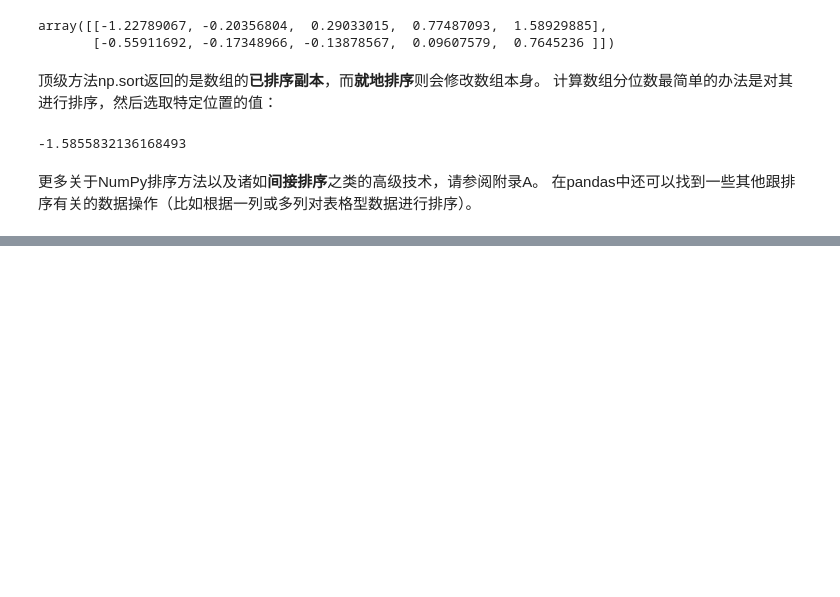
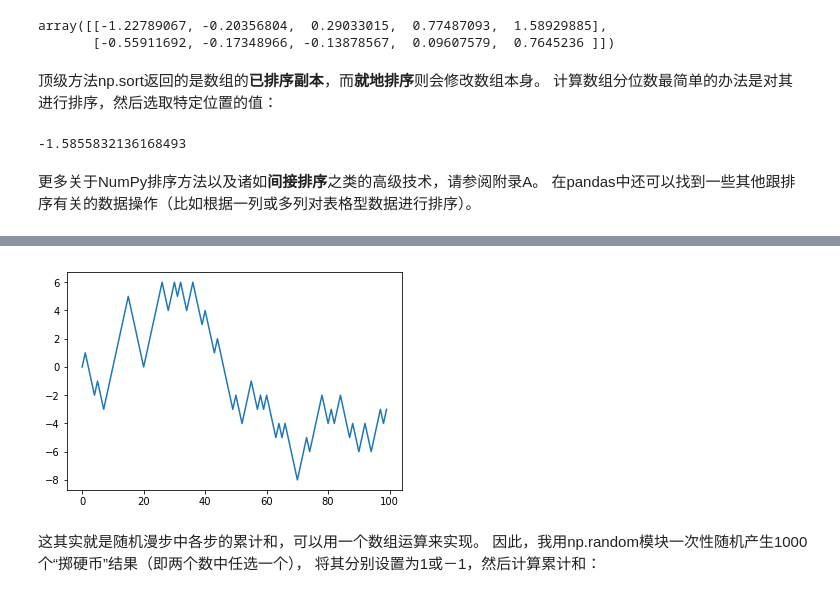
Before and after one commit to AlbertChanX/Data-Science-Handbook, a Jupyter notebook: Ch4-NumPy/NumPy.ipynb, the cells around one changed output, grey strips where cells are left out. Cells and saved outputs as stored; diff of their text form; code cells hidden in the pictures; blank space fills up the shorter version.

```diff
--- a/Ch4-NumPy/NumPy.ipynb
+++ b/Ch4-NumPy/NumPy.ipynb
@@ -825,0 +1010,20 @@ large_arr[int(0.05 * len(large_arr))] # 5% quantile
+# %%
+import random
+   .....: position = 0
+   .....: walk = [position]
+   .....: steps = 1000
+   .....: for i in range(steps):
+   .....:     step = 1 if random.randint(0, 1) else -1
+   .....:     position += step
+   .....:     walk.append(position)
+   .....:
+#
+import matplotlib.pyplot as plt
+plt.plot(walk[:100])
+plt.show()
+# %% [output]
+[figure, added]
+# %% [markdown]
+这其实就是随机漫步中各步的累计和，可以用一个数组运算来实现。
+因此，我用np.random模块一次性随机产生1000个“掷硬币”结果（即两个数中任选一个），
+将其分别设置为1或－1，然后计算累计和：
```
Also changed, not shown: parts of 41 cells of this notebook.
